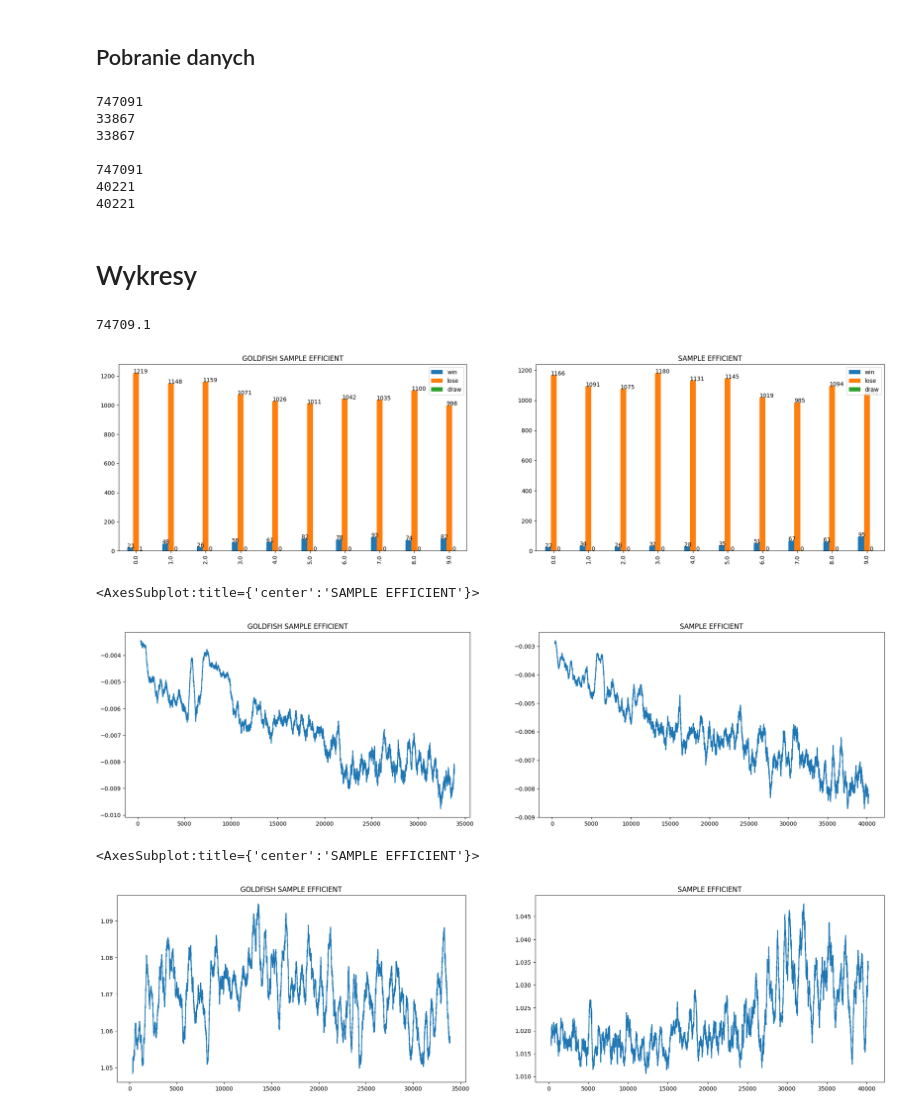
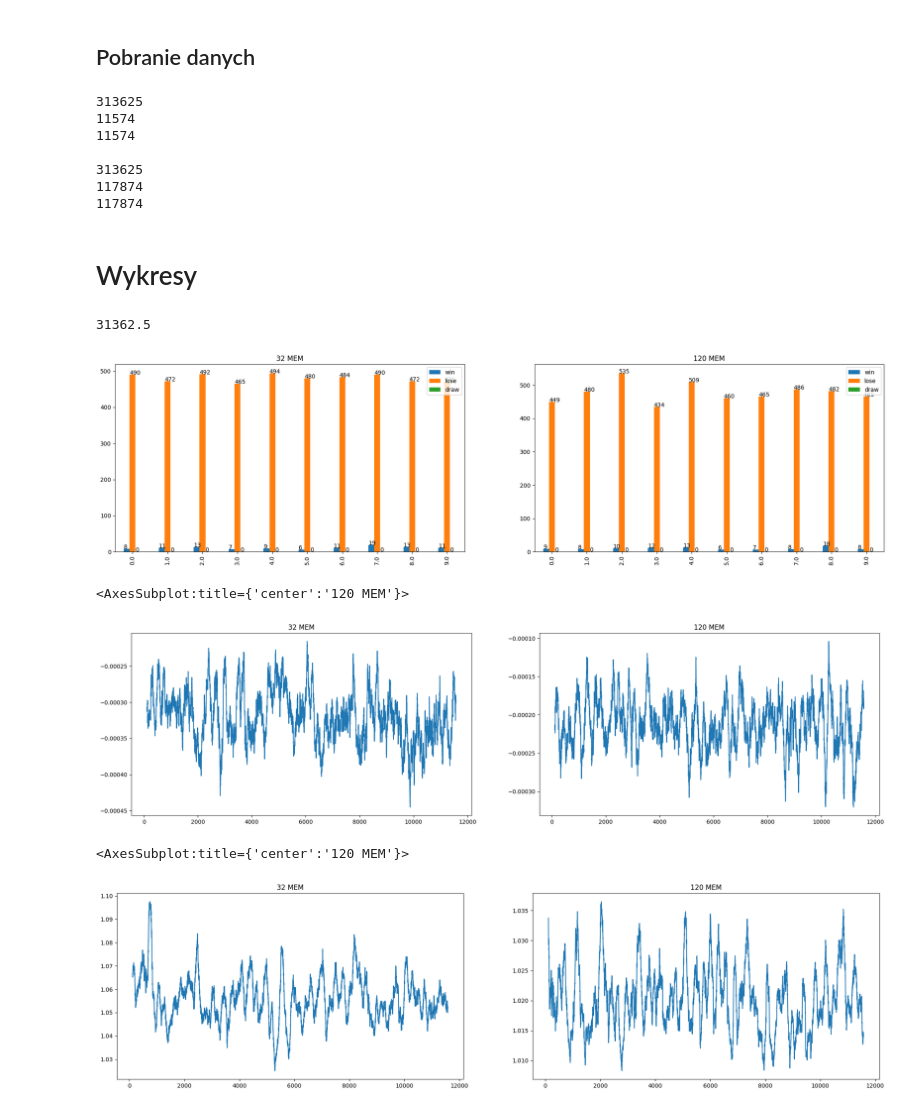
Before and after one commit to radiol00/mgrv3, a Jupyter notebook: hax_stat_compare.ipynb, the cells around one changed output. Saved outputs shown, nothing was run; the diff lists cells and outputs as text; code cells hidden in the pictures.

```diff
--- a/hax_stat_compare.ipynb
+++ b/hax_stat_compare.ipynb
@@ -11,28 +11,28 @@ plt.rcParams['figure.dpi'] = 100
 # %% [markdown]
 ## Pobranie danych
 # %%
-path = "statistics\\GOLDFISH_BLUESSI_VS_LEARNED_REDALDO_FASTEST_SMALL"
-title = "GOLDFISH SAMPLE EFFICIENT"
+path = "statistics\\QUARTER_MEM_BLUESSI_VS_LEARNED_REDALDO_SMALL"
+title = "32 MEM"
 experiences, actorLosses, criticLosses = Statistics.load(path)
 print(len(experiences))
 print(len(criticLosses))
 print(len(actorLosses))
 print()
 
-pathToCompare = "statistics\\BLUESSI_VS_LEARNED_REDALDO_FASTEST_SMALL"
-titleC = "SAMPLE EFFICIENT"
+pathToCompare = "statistics\\BLUESSI_VS_LEARNED_REDALDO_SMALL"
+titleC = "120 MEM"
 experiencesC, actorLossesC, criticLossesC = Statistics.load(pathToCompare, len(experiences))
 print(len(experiencesC))
 print(len(criticLossesC))
 print(len(actorLossesC))
 # %% [output]
-747091
-33867
-33867
+313625
+11574
+11574
 
-747091
-40221
-40221
+313625
+117874
+117874
 # %% [markdown]
 # Wykresy
 # %%
@@ -49,28 +49,32 @@ for p in mems.patches:
 for p in memsC.patches:
     memsC.annotate(str(p.get_height()), (p.get_x(), p.get_height() + 0.05))
 # %% [output]
-74709.1
+31362.5
-[figure, old version]
+[figure, new version]
 # %%
 data = actorLosses["loss"]
 dataC = actorLossesC["loss"]
 
+dataC = dataC[:len(data)]
+
 fig, axes = plt.subplots(nrows=1,ncols=2,figsize=(24,6))
 data.rolling(window=len(data)//100).mean().plot(y="loss", ax=axes[0], title=title)
-dataC.rolling(window=len(data)//100).mean().plot(y="loss", ax=axes[1], title=titleC)
+dataC.rolling(window=len(dataC)//100).mean().plot(y="loss", ax=axes[1], title=titleC)
 # %% [output]
-<AxesSubplot:title={'center':'SAMPLE EFFICIENT'}>
+<AxesSubplot:title={'center':'120 MEM'}>
-[figure, old version]
+[figure, new version]
 # %%
 data = criticLosses["loss"]
 dataC = criticLossesC["loss"]
 
+dataC = dataC[:len(data)]
+
 fig, axes = plt.subplots(nrows=1,ncols=2,figsize=(24,6))
 data.rolling(window=len(data)//100).mean().plot(y="loss", ax=axes[0], title=title)
-dataC.rolling(window=len(data)//100).mean().plot(y="loss", ax=axes[1], title=titleC)
+dataC.rolling(window=len(dataC)//100).mean().plot(y="loss", ax=axes[1], title=titleC)
 # %% [output]
-<AxesSubplot:title={'center':'SAMPLE EFFICIENT'}>
+<AxesSubplot:title={'center':'120 MEM'}>
-[figure, old version]
+[figure, new version]
 # %%
 data = experiences[["ballGateTraj", "toBallTraj"]]
 data = data.dropna()
```
Also changed, not shown: parts of 2 cells of this notebook, 4 other files.
